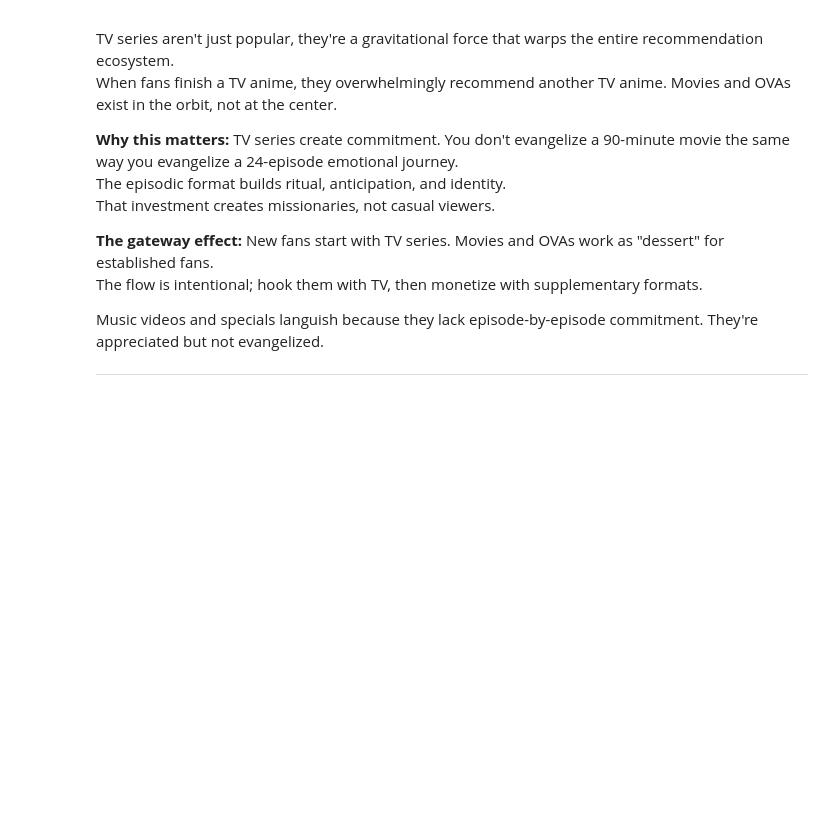
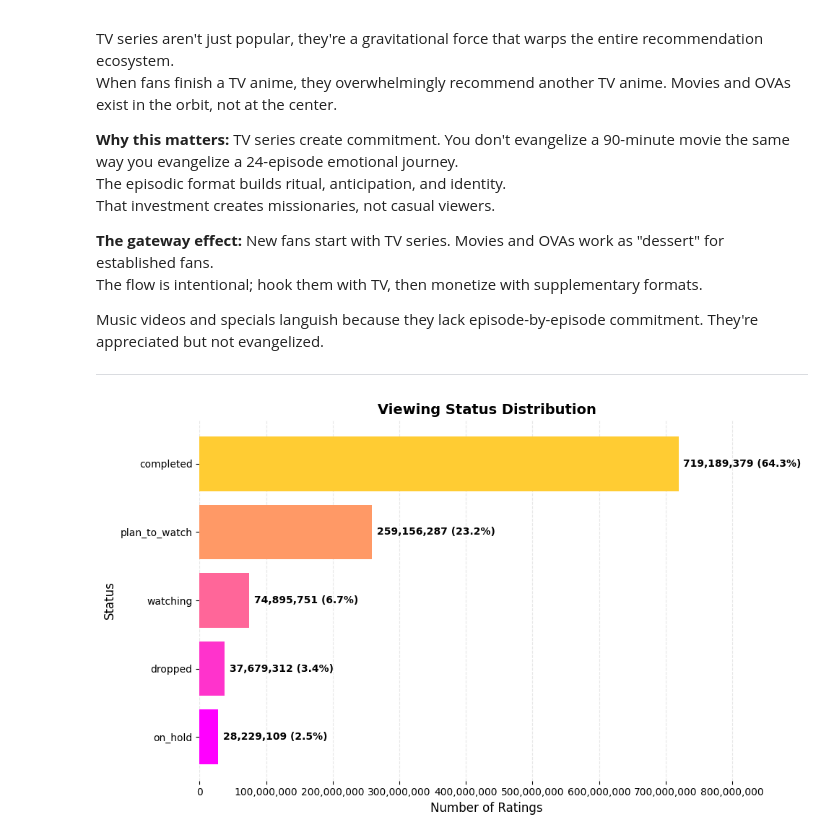
Before and after one commit to FrancoAseglio/Adam_Aseglio_Bertola_HCI, a Jupyter notebook: notebooks/data_viz.ipynb, the cells around one changed output. Cells and saved outputs as stored; diff of their text form; code cells hidden in the pictures; blank space fills up the shorter version.

```diff
--- a/notebooks/data_viz.ipynb
+++ b/notebooks/data_viz.ipynb
@@ -658,3 +658,7 @@ The flow is intentional; hook them with TV, then monetize with supplementary for
 Music videos and specials languish because they lack episode-by-episode commitment. They're appreciated but not evangelized.
 
 ---
+# %%
+fig, ax = gu.viewing_status_distribution()
+# %% [output]
+[figure, added]
```
Also changed, not shown: parts of 1 cell of this notebook, 4 other files.
